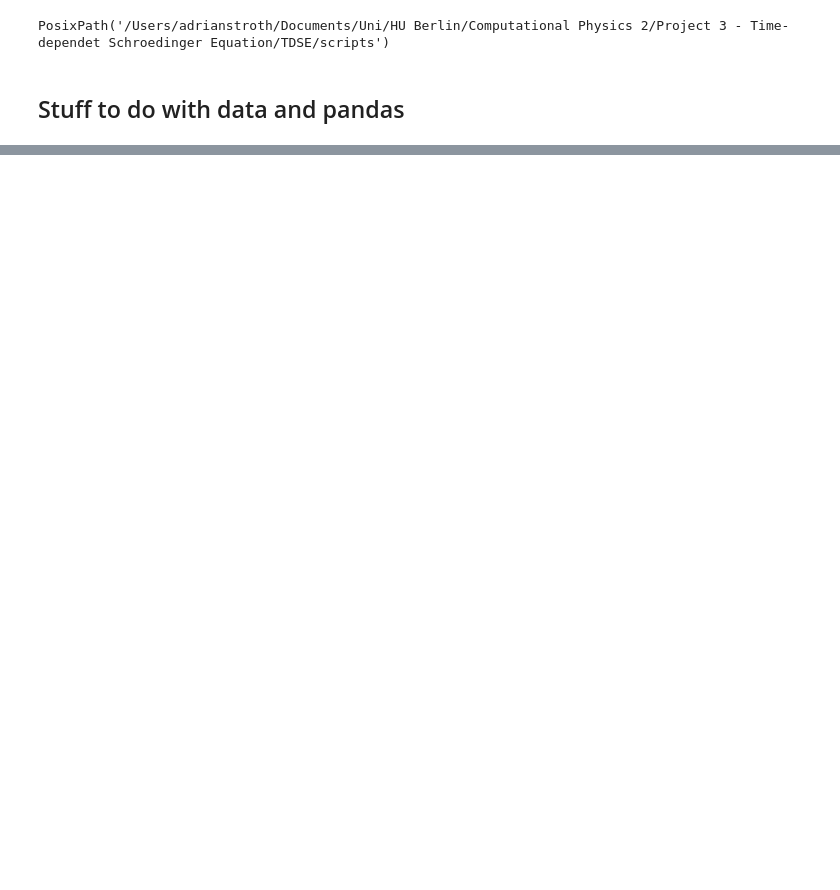
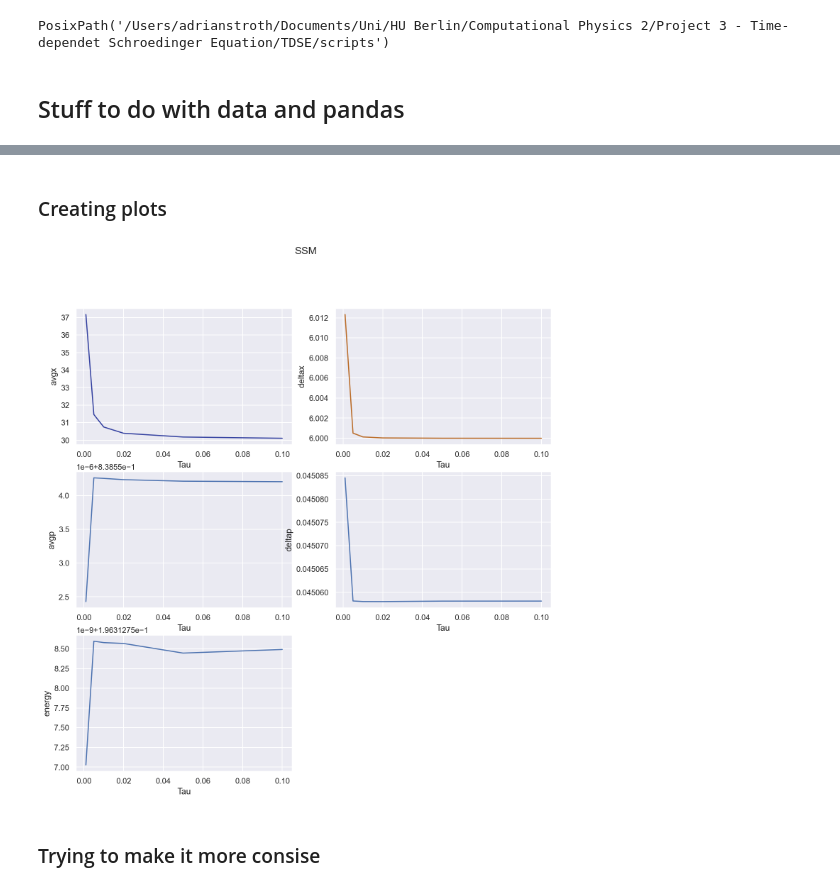
Before and after one commit to carlulli/TDSE, a Jupyter notebook: scripts/convergence.ipynb, the cells around one changed output, grey strips where cells are left out. Saved outputs shown, nothing was run; the diff lists cells and outputs as text; code cells hidden in the pictures; blank space fills up the shorter version.

Commit message:
plotting script jupyter notebook

```diff
--- a/scripts/convergence.ipynb
+++ b/scripts/convergence.ipynb
@@ -115,0 +83,47 @@ plt.show()
+# %% [markdown]
+### Creating plots
+# %%
+sns.set_theme()
+
+fig = plt.figure(figsize=(12,12))
+fig.suptitle('SSM')
+
+ax1 = plt.subplot(321)
+ax1.plot(ssm_obs_df.Tau[:], ssm_obs_df.averx[:], label='avgx', color='#3340a0')
+ax1.set_xlabel('Tau')
+ax1.set_ylabel('avgx')
+# ax1.set_xscale('log')
+
+ax2 = plt.subplot(322)
+ax2.plot(ssm_obs_df.Tau, ssm_obs_df.deltax, label='deltax', color='#ba6a25')
+ax2.set_xlabel('Tau')
+ax2.set_ylabel('deltax')
+# ax2.set_xscale('log')
+
+ax3 = plt.subplot(323)
+ax3.plot(ssm_obs_df.Tau, ssm_obs_df.averp, label='avgp')
+ax3.set_xlabel('Tau')
+ax3.set_ylabel('avgp')
+# ax3.set_xscale('log')
+
+ax4 = plt.subplot(324)
+ax4.plot(ssm_obs_df.Tau, ssm_obs_df.deltap, label='deltap')
+ax4.set_xlabel('Tau')
+ax4.set_ylabel('deltap')
+# ax4.set_xscale('log')
+
+
+ax5 = plt.subplot(325)
+ax5.plot(ssm_obs_df.Tau, ssm_obs_df.avg_state_energy, label='energy')
+ax5.set_xlabel('Tau')
+ax5.set_ylabel('energy')
+# ax5.set_xscale('log')
+
+
+
+# plt.savefig('conv.png', dpi=200)
+plt.show()
+# %% [output]
+[figure, added]
+# %% [markdown]
+### Trying to make it more consise
```
Also changed, not shown: parts of 13 cells of this notebook.
